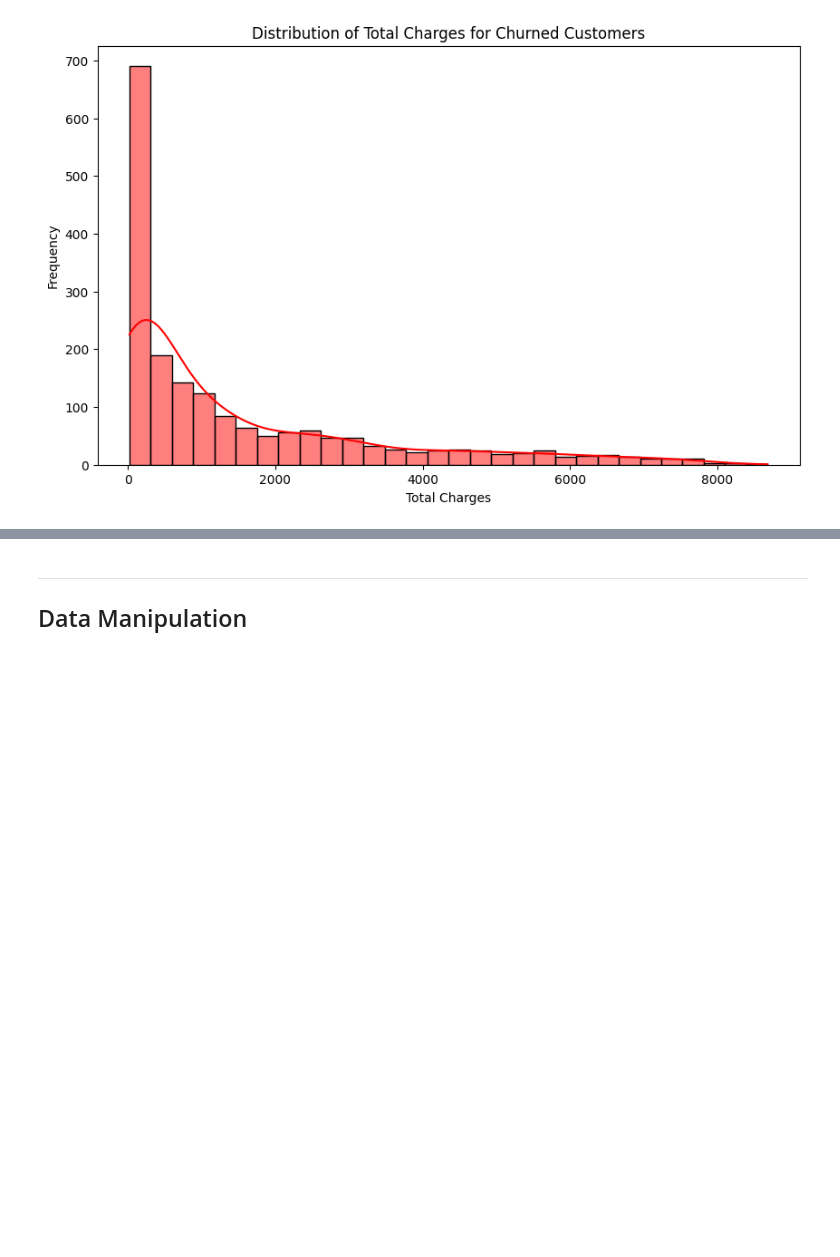
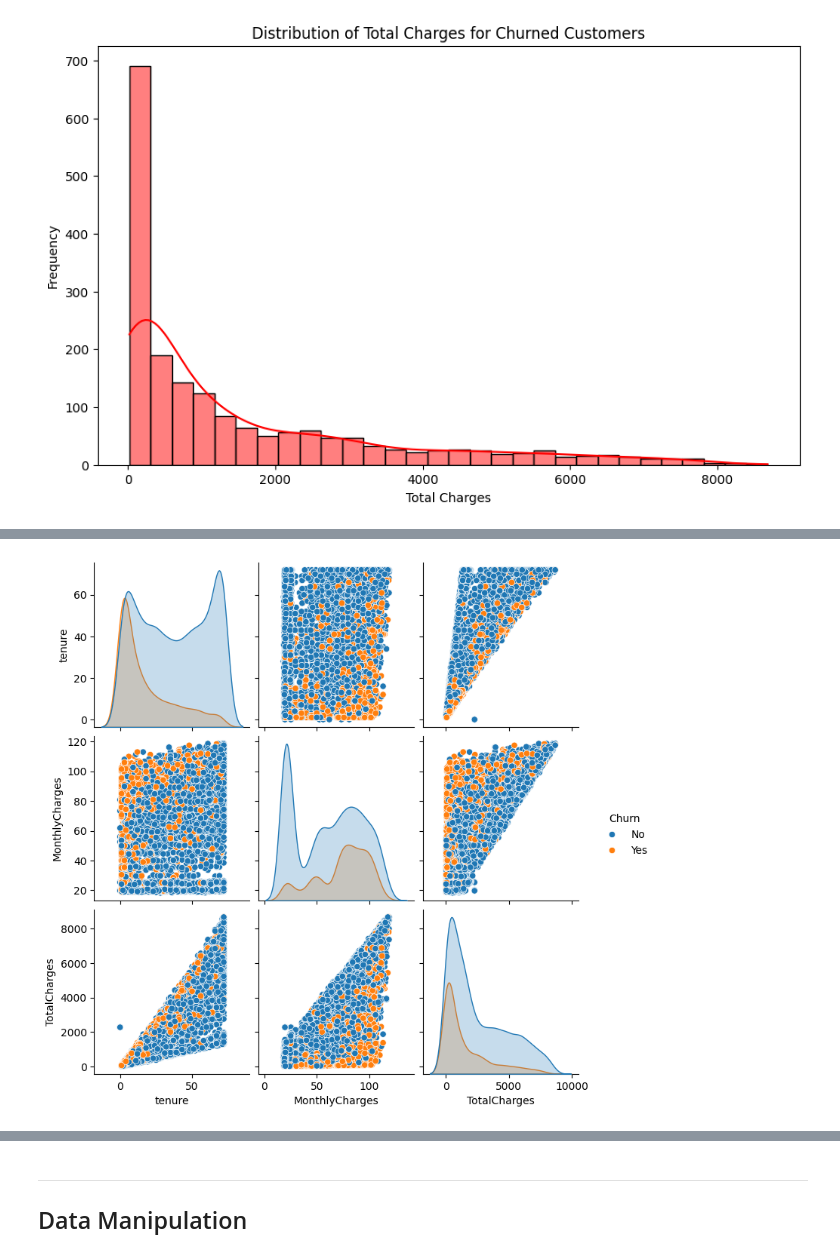
Before and after one commit to ImAleexDz/churn-preditction, a Jupyter notebook: churn-project.ipynb, the cells around one changed output, grey strips where cells are left out. Drawn from its saved outputs; the diff is of its cells as text; code cells hidden in the pictures; blank space fills up the shorter version.

```diff
--- a/churn-project.ipynb
+++ b/churn-project.ipynb
@@ -232,0 +269,5 @@ plt.show()
+# %%
+sns.pairplot(df, vars=['tenure', 'MonthlyCharges', 'TotalCharges'], hue='Churn')
+plt.show()
+# %% [output]
+[figure, added]
```
Also changed, not shown: parts of 16 cells of this notebook.
